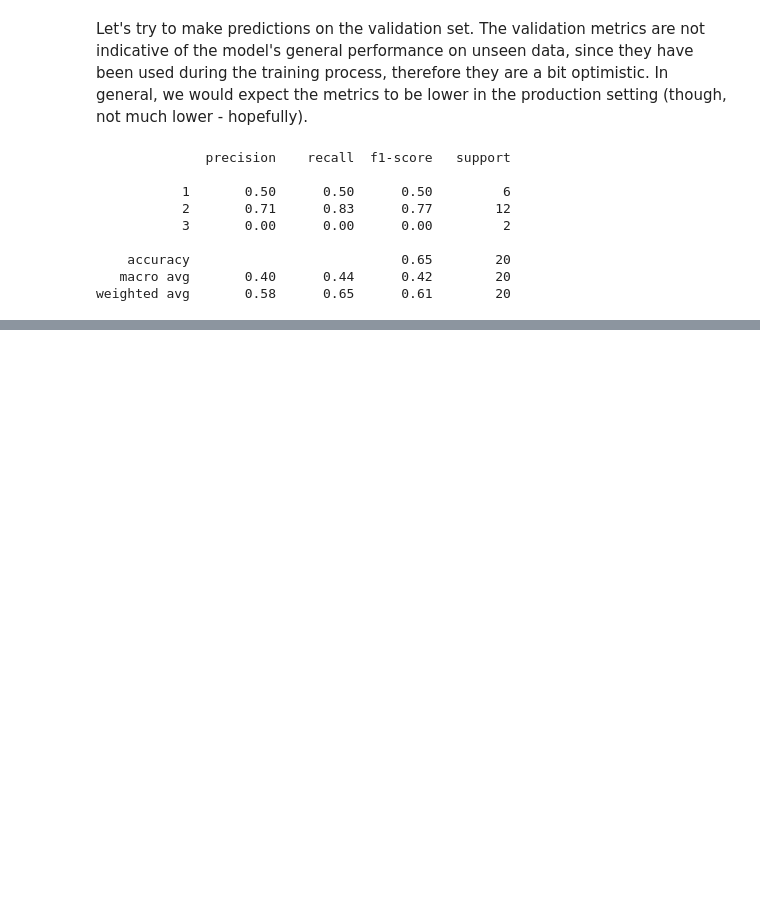
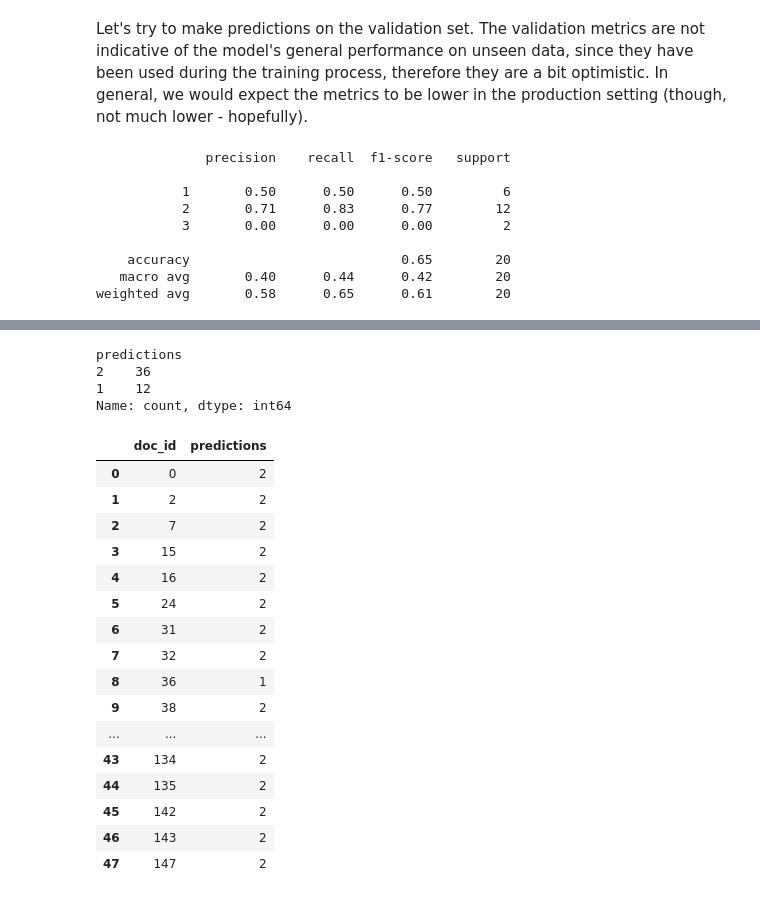
Before and after one commit to Golnoush-Gh/Key_detection_on_website_NLP_Siamese, a Jupyter notebook: notebooks/key_identifiers_tumor.ipynb, the cells around one changed output, grey strips where cells are left out. Drawn from its saved outputs; the diff is of its cells as text; code cells hidden in the pictures; blank space fills up the shorter version.

Commit message:
evaluation, prediction

```diff
--- a/notebooks/key_identifiers_tumor.ipynb
+++ b/notebooks/key_identifiers_tumor.ipynb
@@ -365,0 +379,6 @@ weighted avg       0.58      0.65      0.61        20
+# %%
+test_csv["html"] = test_csv["doc_id"].apply(read_html)
+# %%
+test_csv["html_text"] = test_csv["html"].apply(extract_html_text)
+# %%
+test_csv["preprocessed_html_text"] = test_csv["html_text"].apply(preprocess_html_text)
@@ -365,0 +394,6 @@ weighted avg       0.58      0.65      0.61        20
+# %%
+# do inference
+test_csv["predictions"] = test_csv["preprocessed_html_text"].apply(lambda text: model.predict_with_support_set(
+    entry=text,
+    support_set=TRAIN_PAIR_GENERATOR.get_support_set(sample_size=7)
+))
@@ -365,0 +409,27 @@ weighted avg       0.58      0.65      0.61        20
+# %%
+test_csv["predictions"].value_counts()
+# %% [output]
+predictions
+2    36
+1    12
+Name: count, dtype: int64
+# %%
+test_csv[["doc_id", "predictions"]]
+# %% [output]
+|  | doc_id | predictions |
+| 0 | 0 | 2 |
+| 1 | 2 | 2 |
+| 2 | 7 | 2 |
+| 3 | 15 | 2 |
+| 4 | 16 | 2 |
+| 5 | 24 | 2 |
+| 6 | 31 | 2 |
+| 7 | 32 | 2 |
+| 8 | 36 | 1 |
+| 9 | 38 | 2 |
+| ... | ... | ... |
+| 43 | 134 | 2 |
+| 44 | 135 | 2 |
+| 45 | 142 | 2 |
+| 46 | 143 | 2 |
+| 47 | 147 | 2 |
```
Also changed, not shown: parts of 10 cells of this notebook.
